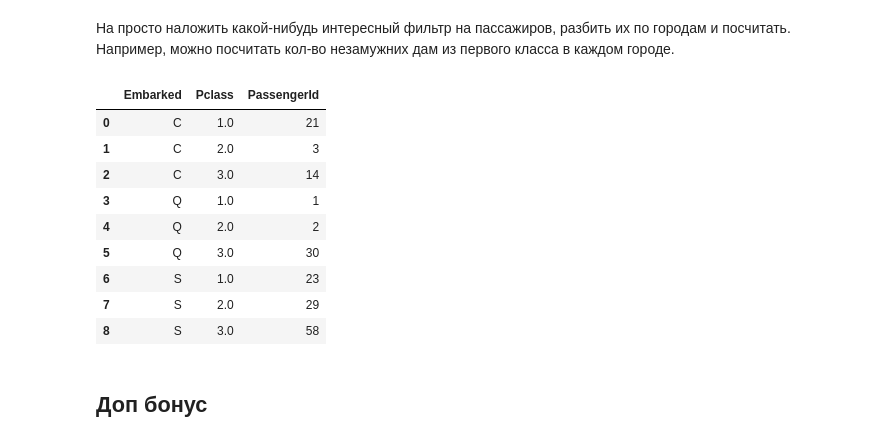
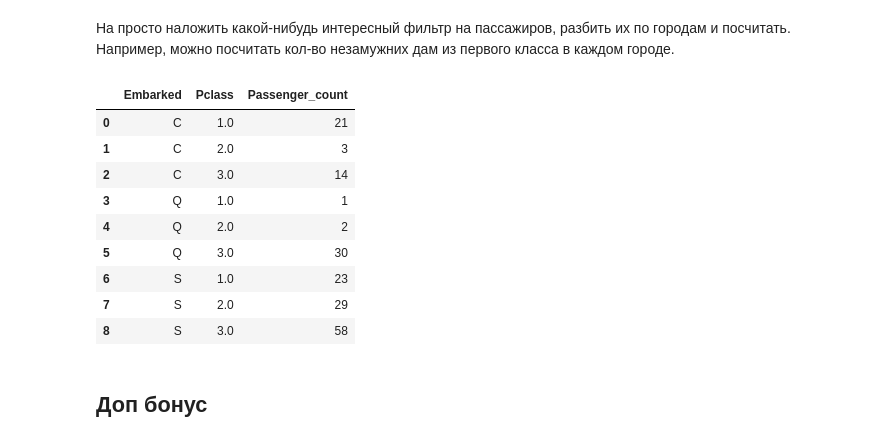
Before and after one commit to 666Panda666/rep_for_gorod, a Jupyter notebook: super_intelegent_lab_1.ipynb, the cells around one changed output. Saved outputs shown, nothing was run; the diff lists cells and outputs as text; code cells hidden in the pictures.

```diff
--- a/super_intelegent_lab_1.ipynb
+++ b/super_intelegent_lab_1.ipynb
@@ -192,10 +194,13 @@ print('Медианный возраст несовершеннолетних д
 Например, можно посчитать кол-во незамужних дам из первого класса в каждом городе.
 # %%
 filter = dt[dt['Sex'] == 'female']['Name'].apply(lambda x: True if 'Miss' in x else False)
-dt.where(filter).groupby(['Embarked','Pclass'])['PassengerId'].count().reset_index()
+dt.where(filter)\
+    .groupby(['Embarked','Pclass'], as_index = False)\
+    .aggregate({'PassengerId':'count'})\
+    .rename(columns={'PassengerId':'Passenger_count'})
 #Таким образом если можно узнать сколько бы людей выжило, если бы они не зашли на борт или вышли в порту
 # %% [output]
-|  | Embarked | Pclass | PassengerId |
+|  | Embarked | Pclass | Passenger_count |
 | 0 | C | 1.0 | 21 |
 | 1 | C | 2.0 | 3 |
 | 2 | C | 3.0 | 14 |
```
Also changed, not shown: parts of 3 cells of this notebook.
